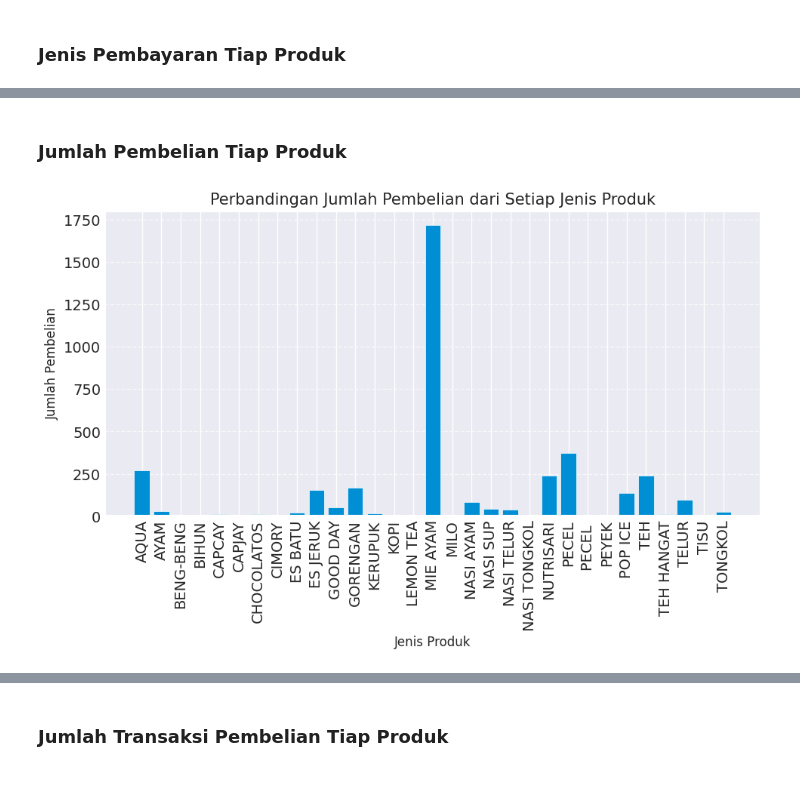
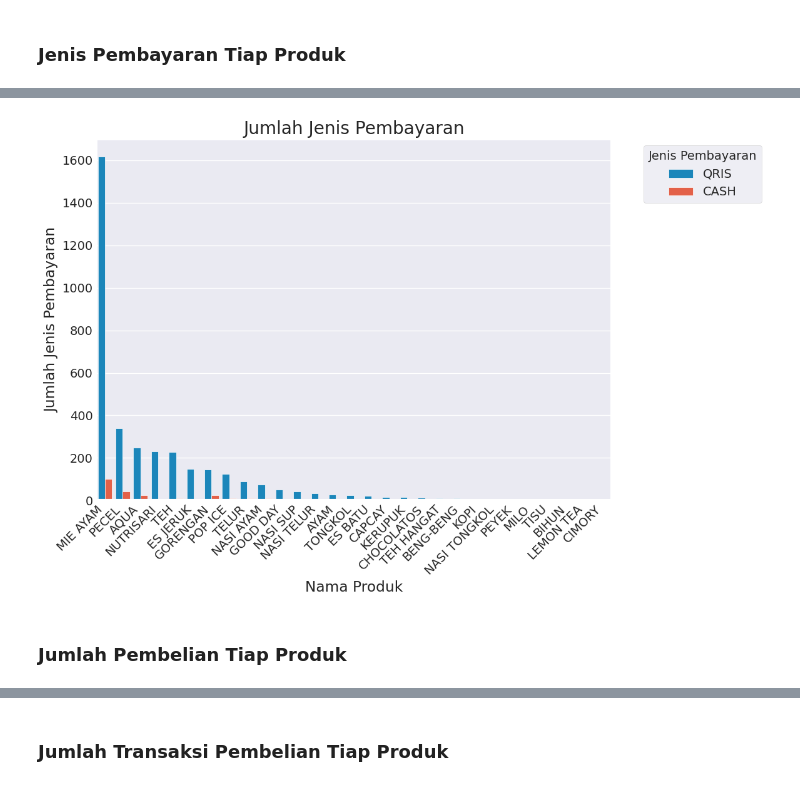
Before and after one commit to chalistahazizah/Sales_Analysis, a Jupyter notebook: ANALISIS_PENJUALAN_WARUNG_BU_YUNI.ipynb, the cells around one changed output, grey strips where cells are left out. Drawn from its saved outputs; the diff is of its cells as text; code cells hidden in the pictures.

```diff
--- a/ANALISIS_PENJUALAN_WARUNG_BU_YUNI.ipynb
+++ b/ANALISIS_PENJUALAN_WARUNG_BU_YUNI.ipynb
@@ -184,0 +165,4 @@ sns.countplot(y='NAMA PRODUK', data= df, hue='PEMBAYARAN').set(title='Plot Hitun
+# %%
+product_payment_methods = df_cleaned.groupby('NAMA PRODUK')['PEMBAYARAN'].value_counts().reset_index(name='JUMLAH JENIS PEMBAYARAN')
+product_payment_methods = product_payment_methods.sort_values(by='JUMLAH JENIS PEMBAYARAN', ascending=False)
+print("Jumlah jenis pembayaran:\n", product_payment_methods)
@@ -185,2 +187,15 @@ sns.countplot(y='NAMA PRODUK', data= df, hue='PEMBAYARAN').set(title='Plot Hitun
+# %%
+plt.figure(figsize=(12, 8))
+sns.barplot(data=product_payment_methods, x='NAMA PRODUK', y='JUMLAH JENIS PEMBAYARAN', hue='PEMBAYARAN')
+plt.title("Jumlah Jenis Pembayaran")
+plt.xlabel("Nama Produk")
+plt.ylabel("Jumlah Jenis Pembayaran")
+plt.xticks(rotation=45, ha='right')
+plt.legend(title='Jenis Pembayaran', bbox_to_anchor=(1.05, 1), loc='upper left')
+
+plt.tight_layout()
+plt.show()
+# %% [output]
+[figure, added]
 # %% [markdown]
 ### **Jumlah Pembelian Tiap Produk**
@@ -189,11 +201,0 @@ jumlah_produk = df.groupby('NAMA PRODUK').size().reset_index(name='Jumlah')
-# %%
-plt.figure(figsize=(10, 5))
-plt.bar(jumlah_produk['NAMA PRODUK'], jumlah_produk['Jumlah'])
-plt.xticks(rotation='vertical')
-plt.title('Perbandingan Jumlah Pembelian dari Setiap Jenis Produk', fontsize=15)
-plt.ylabel('Jumlah Pembelian', fontsize=12)
-plt.xlabel('Jenis Produk', fontsize=12)
-plt.grid(axis='y', linestyle='--', alpha=0.7)
-plt.show()
-# %% [output]
-[figure, removed]
```
Also changed, not shown: parts of 23 cells of this notebook.
